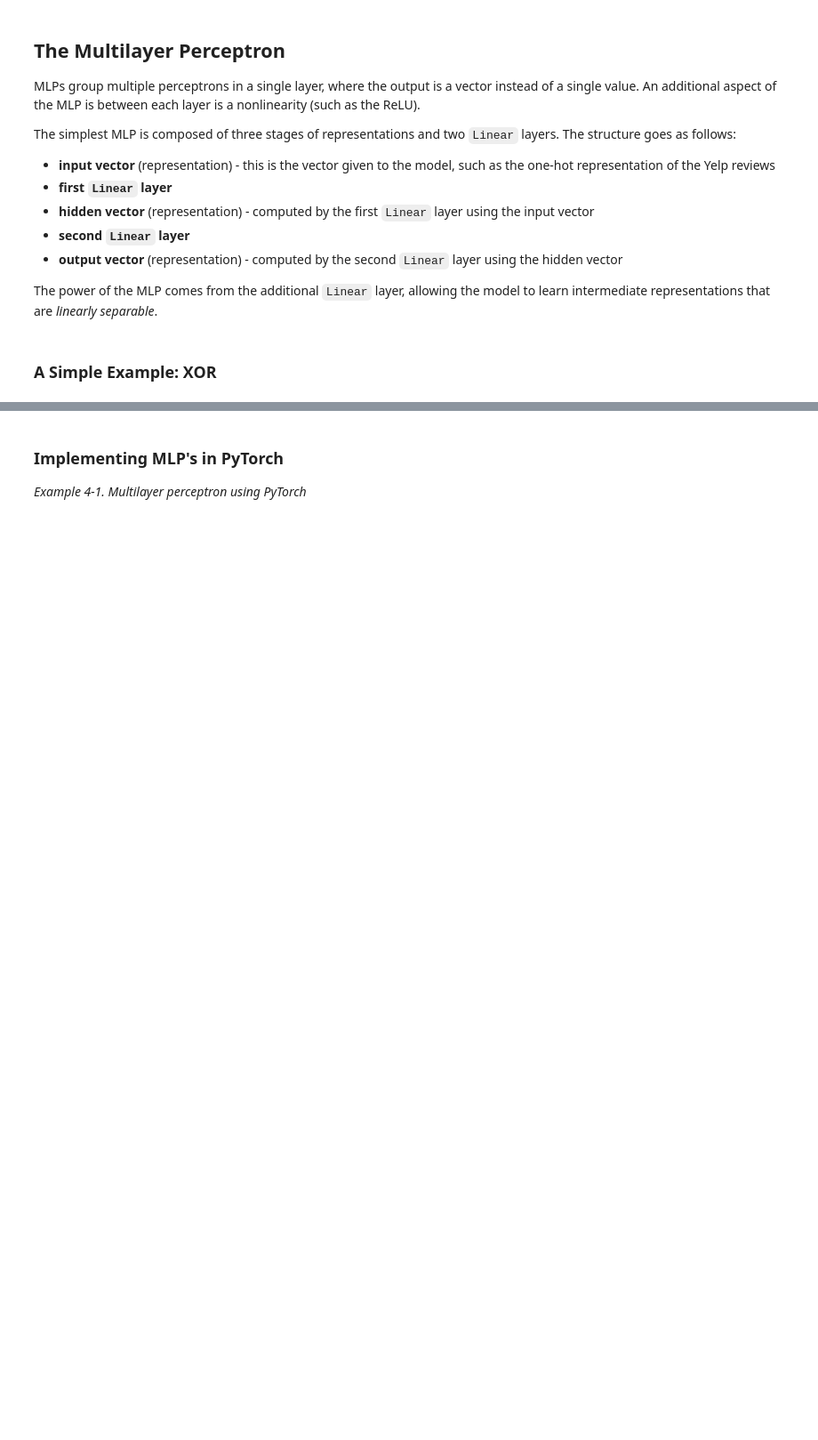
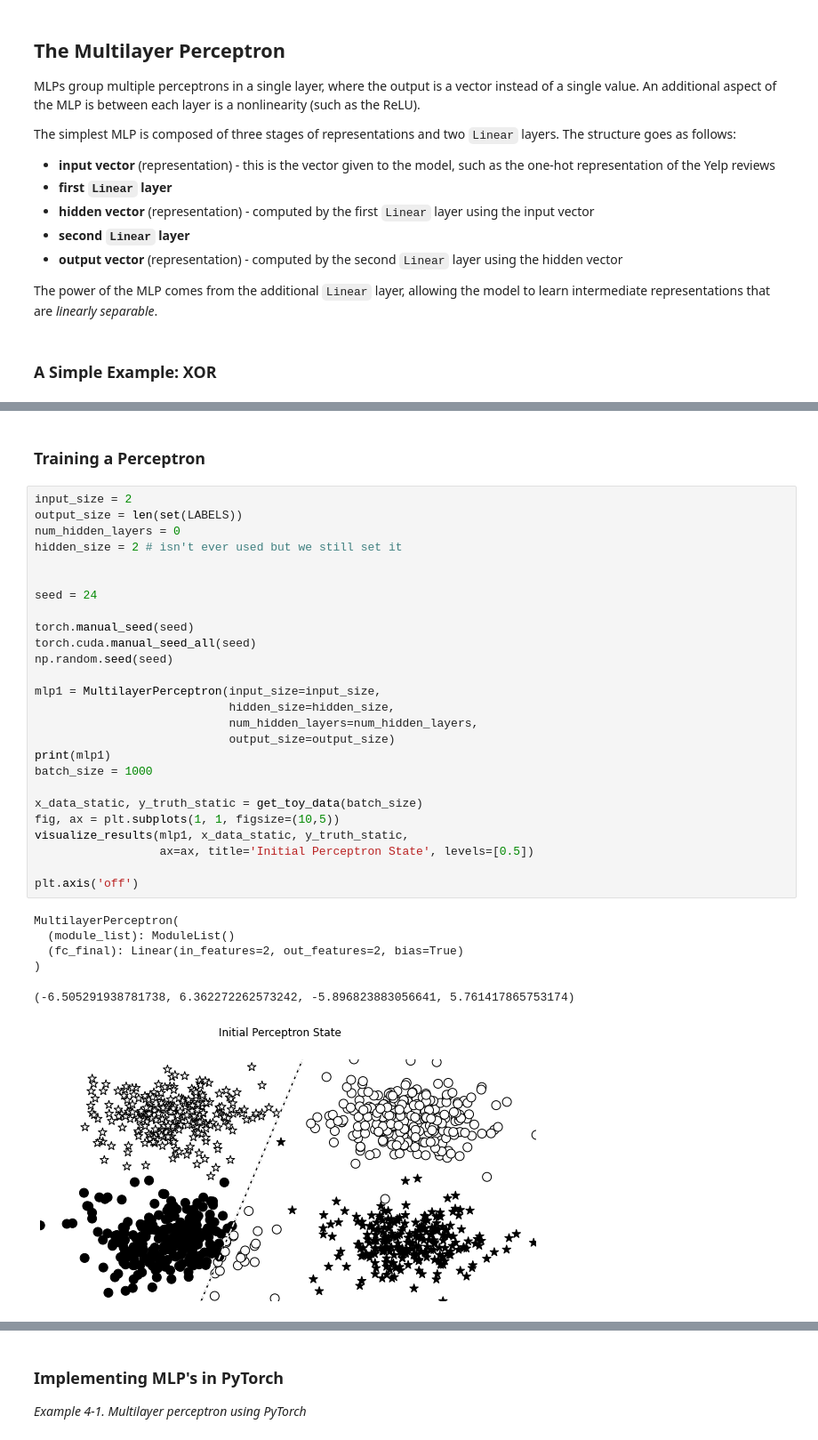
Before and after one commit to hookskl/nlp_w_pytorch, a Jupyter notebook: nlp_w_pytorch_ch4.ipynb, the cells around one changed output, grey strips where cells are left out. Shown at 89% size. Cells and saved outputs as stored; diff of their text form; blank space fills up the shorter version.

```diff
--- a/nlp_w_pytorch_ch4.ipynb
+++ b/nlp_w_pytorch_ch4.ipynb
@@ -33,0 +223,35 @@ The power of the MLP comes from the additional `Linear` layer, allowing the mode
+# %% [markdown]
+### Training a Perceptron
+# %%
+input_size = 2
+output_size = len(set(LABELS))
+num_hidden_layers = 0
+hidden_size = 2 # isn't ever used but we still set it
+
+
+seed = 24
+
+torch.manual_seed(seed)
+torch.cuda.manual_seed_all(seed)
+np.random.seed(seed)
+
+mlp1 = MultilayerPerceptron(input_size=input_size,
+                            hidden_size=hidden_size,
+                            num_hidden_layers=num_hidden_layers,
+                            output_size=output_size)
+print(mlp1)
+batch_size = 1000
+
+x_data_static, y_truth_static = get_toy_data(batch_size)
+fig, ax = plt.subplots(1, 1, figsize=(10,5))
+visualize_results(mlp1, x_data_static, y_truth_static,
+                  ax=ax, title='Initial Perceptron State', levels=[0.5])
+
+plt.axis('off')
+# %% [output]
+MultilayerPerceptron(
+  (module_list): ModuleList()
+  (fc_final): Linear(in_features=2, out_features=2, bias=True)
+)
+(-6.505291938781738, 6.362272262573242, -5.896823883056641, 5.761417865753174)
+[figure, added]
```
Also changed, not shown: parts of 12 cells of this notebook.
